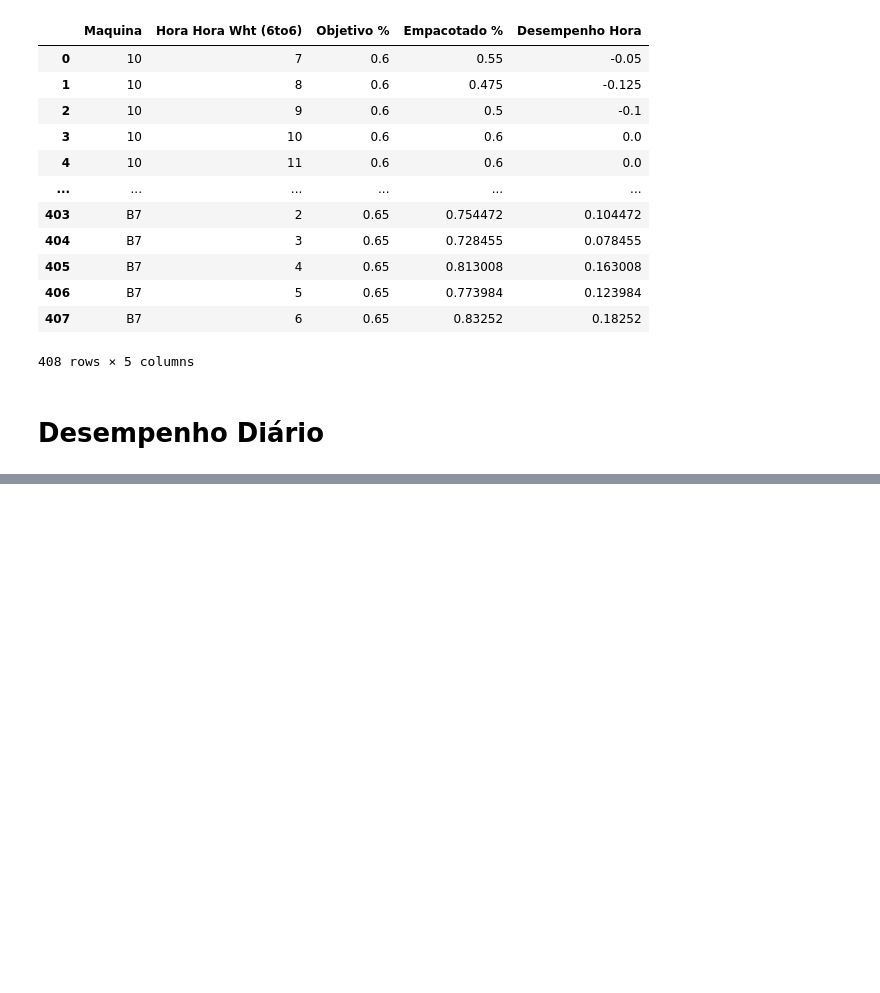
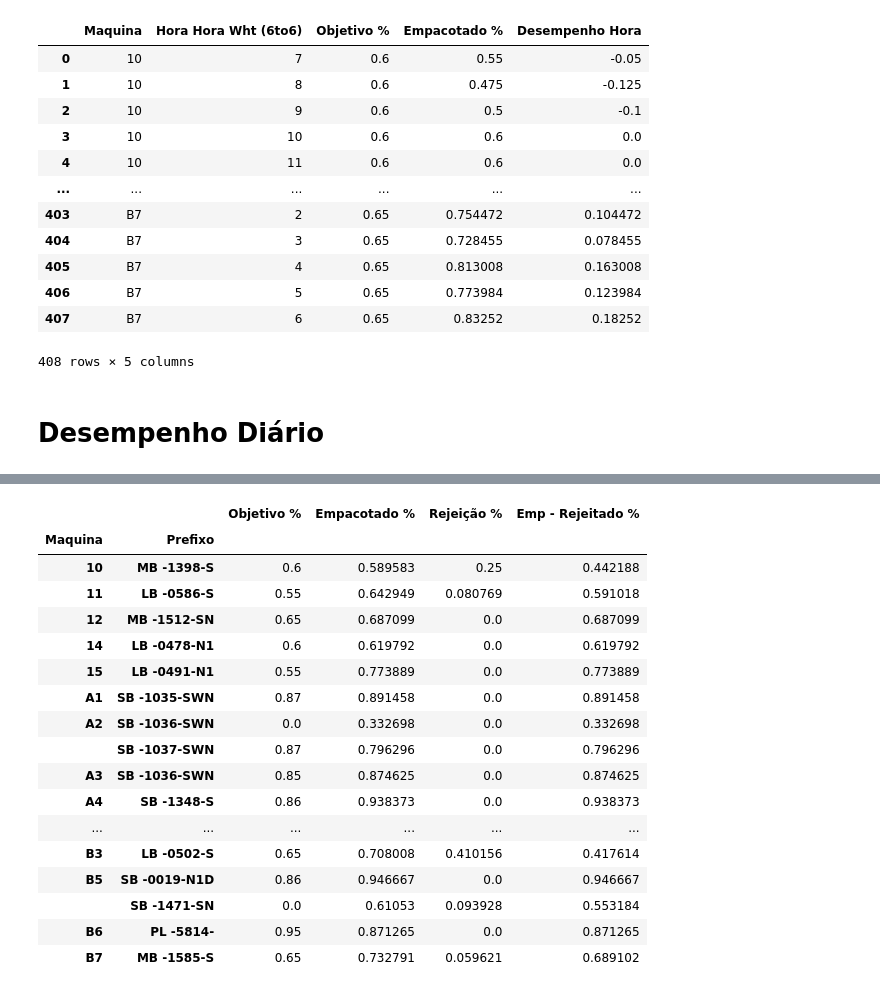
Before and after one commit to lucasz-g/aut-producao-wheaton, a Jupyter notebook: analytics/notebooks/001_metrics.ipynb, the cells around one changed output, grey strips where cells are left out. Drawn from its saved outputs; the diff is of its cells as text; code cells hidden in the pictures; blank space fills up the shorter version.

Commit message:
Cálculo desempenho empacotamento diário

```diff
--- a/analytics/notebooks/001_metrics.ipynb
+++ b/analytics/notebooks/001_metrics.ipynb
@@ -161,0 +161,2 @@ Desemepenho Diário = Objetivo % - Média Diária por Máquina do Empacotado
+# %%
+desempenho_empacotamento_diario = df.groupby(["Maquina", "Prefixo"]).agg({'Objetivo %': 'min', 'Empacotado %': 'mean', 'Rejeição %': 'mean'})
@@ -161,0 +169,26 @@ Desemepenho Diário = Objetivo % - Média Diária por Máquina do Empacotado
+# %%
+desempenho_empacotamento_diario["Emp - Rejeitado %"] = (
+    desempenho_empacotamento_diario["Empacotado %"]
+    * (1 - desempenho_empacotamento_diario["Rejeição %"])
+)
+# %%
+desempenho_empacotamento_diario
+# %% [output]
+|  |  | Objetivo % | Empacotado % | Rejeição % | Emp - Rejeitado % |
+| Maquina | Prefixo |  |  |  |  |
+| 10 | MB -1398-S | 0.6 | 0.589583 | 0.25 | 0.442188 |
+| 11 | LB -0586-S | 0.55 | 0.642949 | 0.080769 | 0.591018 |
+| 12 | MB -1512-SN | 0.65 | 0.687099 | 0.0 | 0.687099 |
+| 14 | LB -0478-N1 | 0.6 | 0.619792 | 0.0 | 0.619792 |
+| 15 | LB -0491-N1 | 0.55 | 0.773889 | 0.0 | 0.773889 |
+| A1 | SB -1035-SWN | 0.87 | 0.891458 | 0.0 | 0.891458 |
+| A2 | SB -1036-SWN | 0.0 | 0.332698 | 0.0 | 0.332698 |
+|  | SB -1037-SWN | 0.87 | 0.796296 | 0.0 | 0.796296 |
+| A3 | SB -1036-SWN | 0.85 | 0.874625 | 0.0 | 0.874625 |
+| A4 | SB -1348-S | 0.86 | 0.938373 | 0.0 | 0.938373 |
+| ... | ... | ... | ... | ... | ... |
+| B3 | LB -0502-S | 0.65 | 0.708008 | 0.410156 | 0.417614 |
+| B5 | SB -0019-N1D | 0.86 | 0.946667 | 0.0 | 0.946667 |
+|  | SB -1471-SN | 0.0 | 0.61053 | 0.093928 | 0.553184 |
+| B6 | PL -5814- | 0.95 | 0.871265 | 0.0 | 0.871265 |
+| B7 | MB -1585-S | 0.65 | 0.732791 | 0.059621 | 0.689102 |
```
Also changed, not shown: parts of 3 cells of this notebook.
